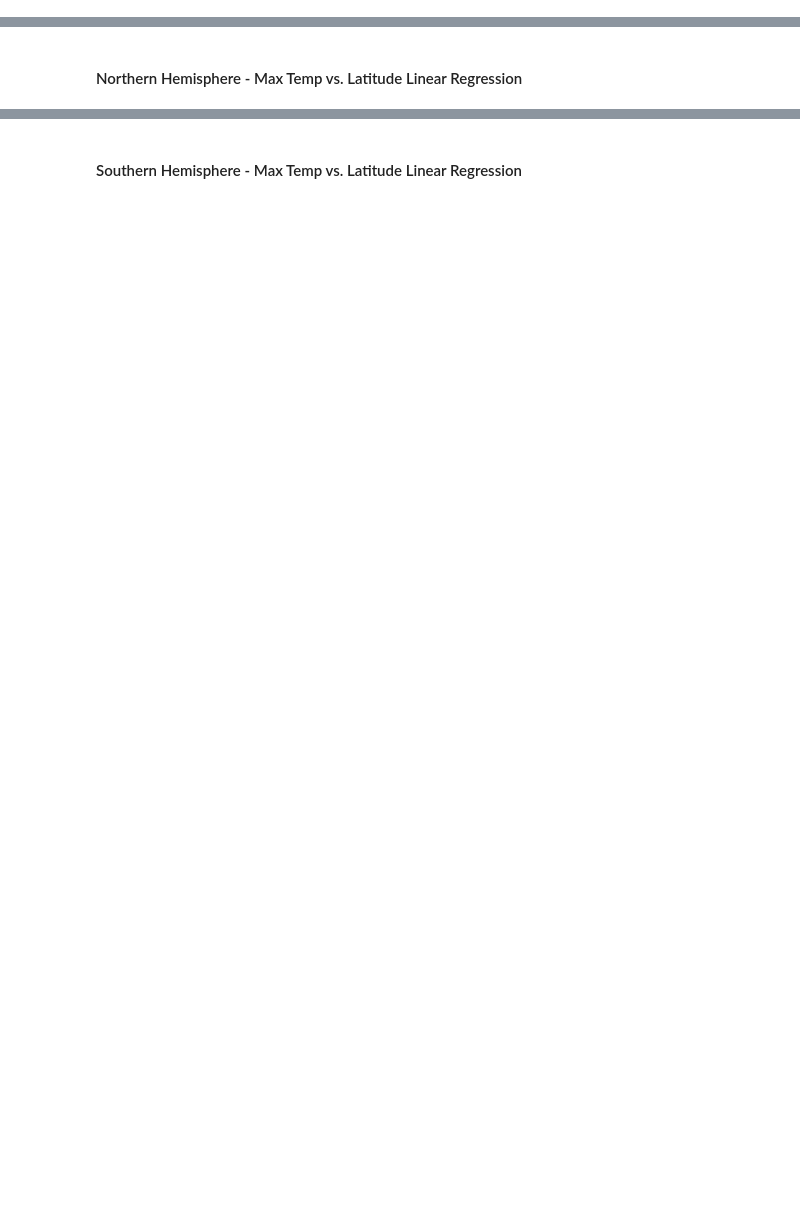
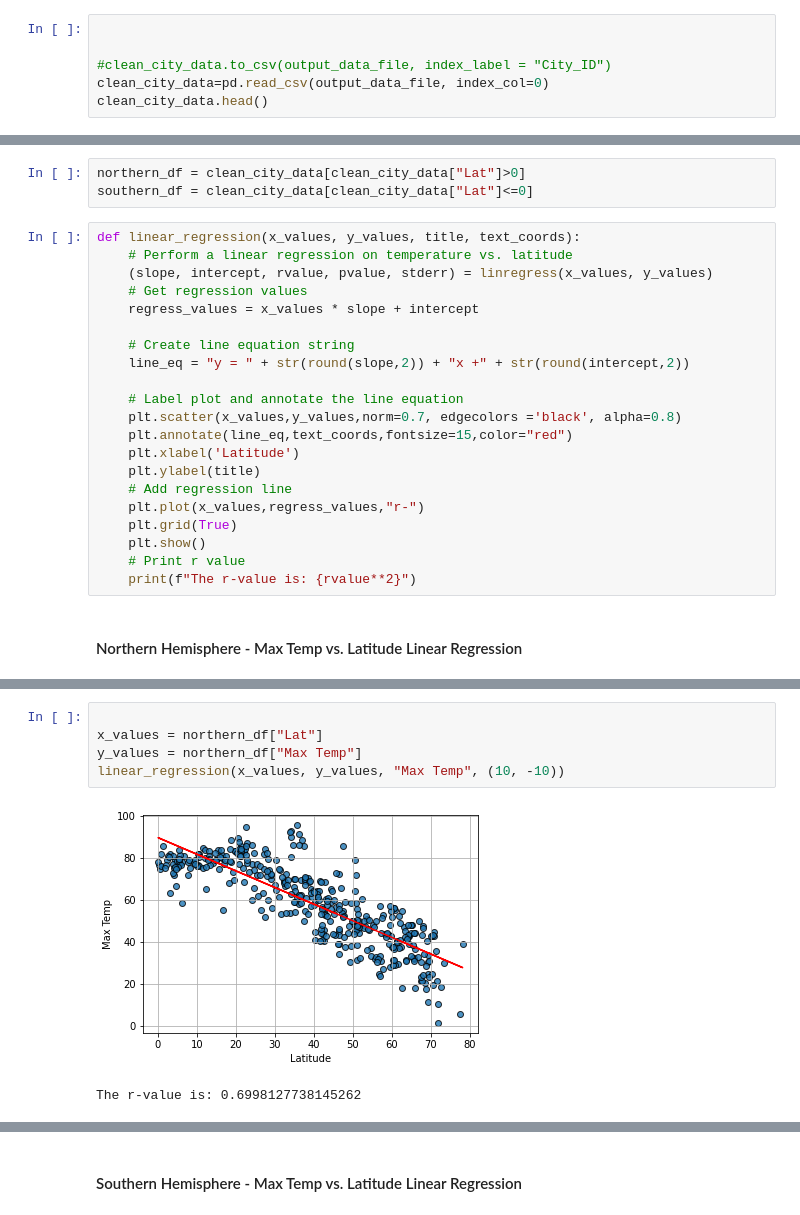
Before and after one commit to cakearns/Mod_6_Python_API_Challenge, a Jupyter notebook: starter_code/WeatherPy.ipynb, the cells around one changed output, grey strips where cells are left out. Drawn from its saved outputs; the diff is of its cells as text; blank space fills up the shorter version.

```diff
--- a/starter_code/WeatherPy.ipynb
+++ b/starter_code/WeatherPy.ipynb
@@ -207,3 +207,9 @@ Int64Index([], dtype='int64')
 | 2 | cape town | -33.93 | 18.42 | 73.00 | 77 | 27 | 4.70 | ZA | 1593605039 |
 | 3 | touba | 8.28 | -7.68 | 79.97 | 75 | 82 | 3.58 | CI | 1593605284 |
 | 4 | jamestown | 42.10 | -79.24 | 64.00 | 88 | 1 | 6.93 | US | 1593605284 |
+# %%
+
+
+#clean_city_data.to_csv(output_data_file, index_label = "City_ID")
+clean_city_data=pd.read_csv(output_data_file, index_col=0)
+clean_city_data.head()
@@ -265,5 +277,29 @@ plt.show()
 [figure]
 # %% [markdown]
 ## Linear Regression
+# %%
+northern_df = clean_city_data[clean_city_data["Lat"]>0]
+southern_df = clean_city_data[clean_city_data["Lat"]<=0]
+# %%
+def linear_regression(x_values, y_values, title, text_coords):
+    # Perform a linear regression on temperature vs. latitude
+    (slope, intercept, rvalue, pvalue, stderr) = linregress(x_values, y_values)
+    # Get regression values
+    regress_values = x_values * slope + intercept
+
+    # Create line equation string
+    line_eq = "y = " + str(round(slope,2)) + "x +" + str(round(intercept,2))
+
+    # Label plot and annotate the line equation
+    plt.scatter(x_values,y_values,norm=0.7, edgecolors ='black', alpha=0.8)
+    plt.annotate(line_eq,text_coords,fontsize=15,color="red")
+    plt.xlabel('Latitude')
+    plt.ylabel(title)
+    # Add regression line
+    plt.plot(x_values,regress_values,"r-")
+    plt.grid(True)
+    plt.show()
+    # Print r value
+    print(f"The r-value is: {rvalue**2}")
 # %% [markdown]
 ####  Northern Hemisphere - Max Temp vs. Latitude Linear Regression
@@ -273,0 +306,8 @@ The r-value is: 0.46937863826630627
+# %%
+
+x_values = northern_df["Lat"]
+y_values = northern_df["Max Temp"]
+linear_regression(x_values, y_values, "Max Temp", (10, -10))
+# %% [output]
+[figure, added]
+The r-value is: 0.6998127738145262
```
Also changed, not shown: parts of 23 cells of this notebook.
